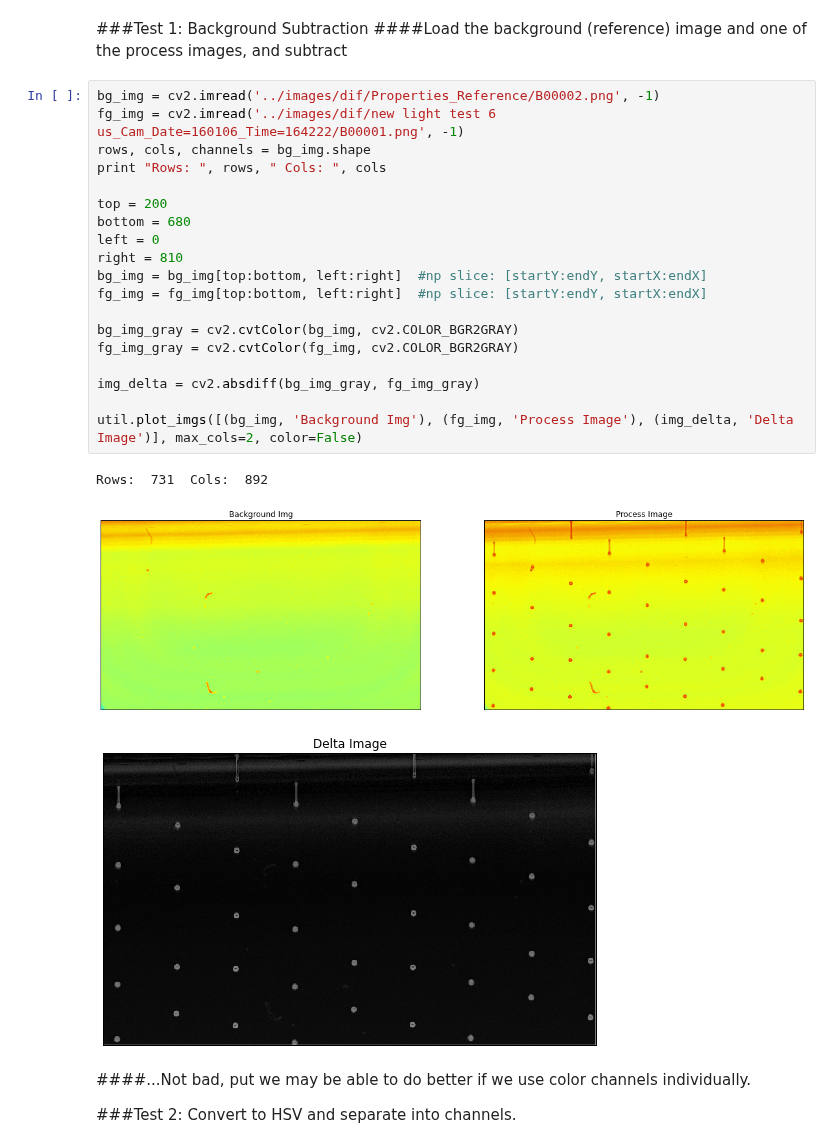
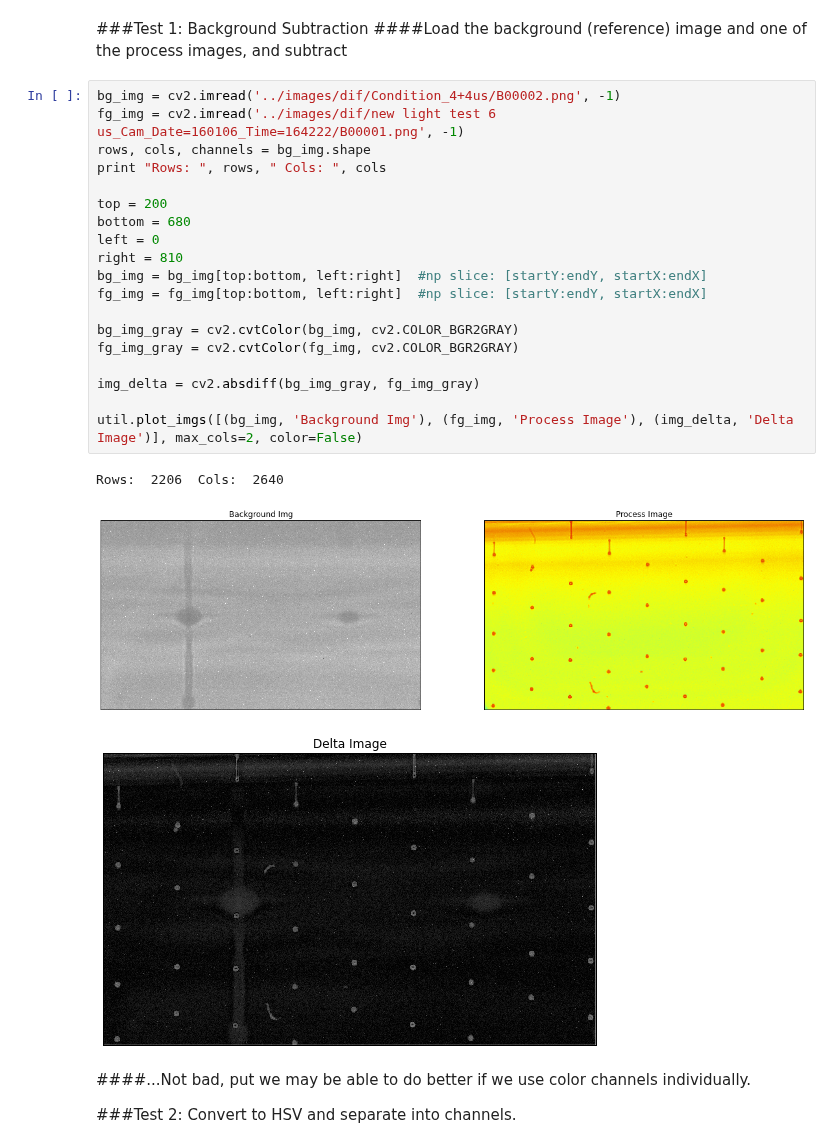
Before and after one commit to Aniruddh1/ipython-opencv-notebooks, a Jupyter notebook: notebooks/DIF_Test1.ipynb, the cells around one changed output. Cells and saved outputs as stored; diff of their text form.

```diff
--- a/notebooks/DIF_Test1.ipynb
+++ b/notebooks/DIF_Test1.ipynb
@@ -24,28 +24,28 @@ The autoreload extension is already loaded. To reload it, use:
 ###Test 1: Background Subtraction
 ####Load the background (reference) image and one of the process images, and subtract
 # %%
-bg_img = cv2.imread('../images/dif/Properties_Reference/B00002.png', -1)
+bg_img = cv2.imread('../images/dif/Condition_4+4us/B00002.png', -1)
 fg_img = cv2.imread('../images/dif/new light test 6 us_Cam_Date=160106_Time=164222/B00001.png', -1)
 rows, cols, channels = bg_img.shape
 print "Rows: ", rows, " Cols: ", cols
 
 top = 200
 bottom = 680
 left = 0
 right = 810
 bg_img = bg_img[top:bottom, left:right]  #np slice: [startY:endY, startX:endX]
 fg_img = fg_img[top:bottom, left:right]  #np slice: [startY:endY, startX:endX]
 
 bg_img_gray = cv2.cvtColor(bg_img, cv2.COLOR_BGR2GRAY)
 fg_img_gray = cv2.cvtColor(fg_img, cv2.COLOR_BGR2GRAY)
 
 img_delta = cv2.absdiff(bg_img_gray, fg_img_gray)
 
 util.plot_imgs([(bg_img, 'Background Img'), (fg_img, 'Process Image'), (img_delta, 'Delta Image')], max_cols=2, color=False)
 # %% [output]
-Rows:  731  Cols:  892
+Rows:  2206  Cols:  2640
-[figure, old version]
+[figure, new version]
-[figure, old version]
+[figure, new version]
 # %% [markdown]
 ####...Not bad, put we may be able to do better if we use color channels individually.
 
```
Also changed, not shown: 28 other files.
